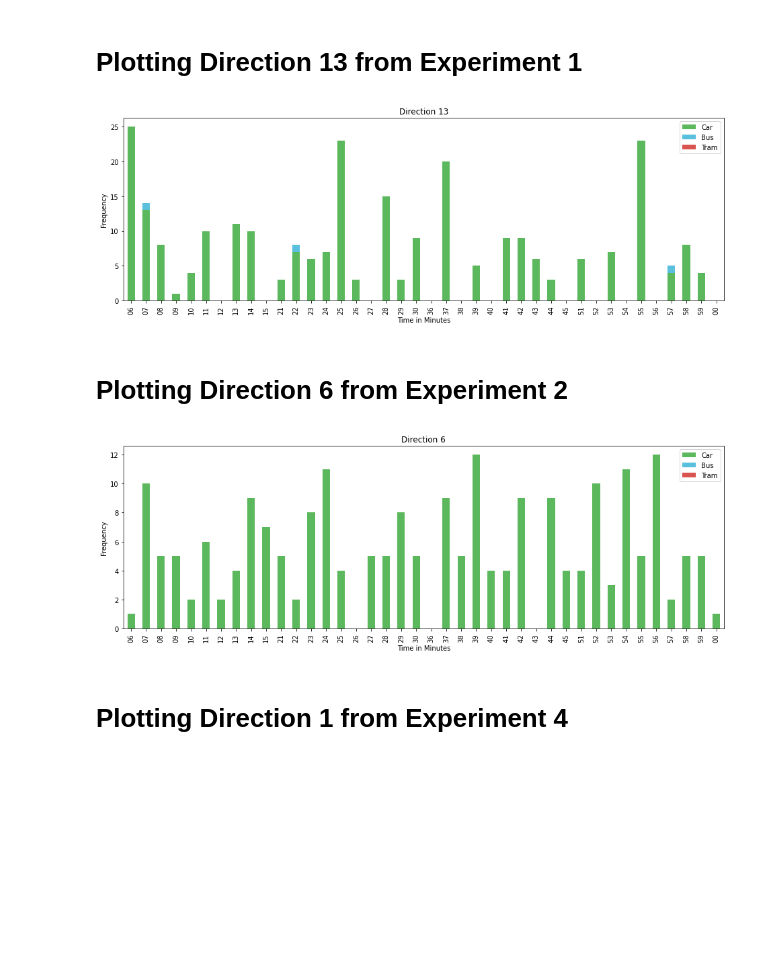
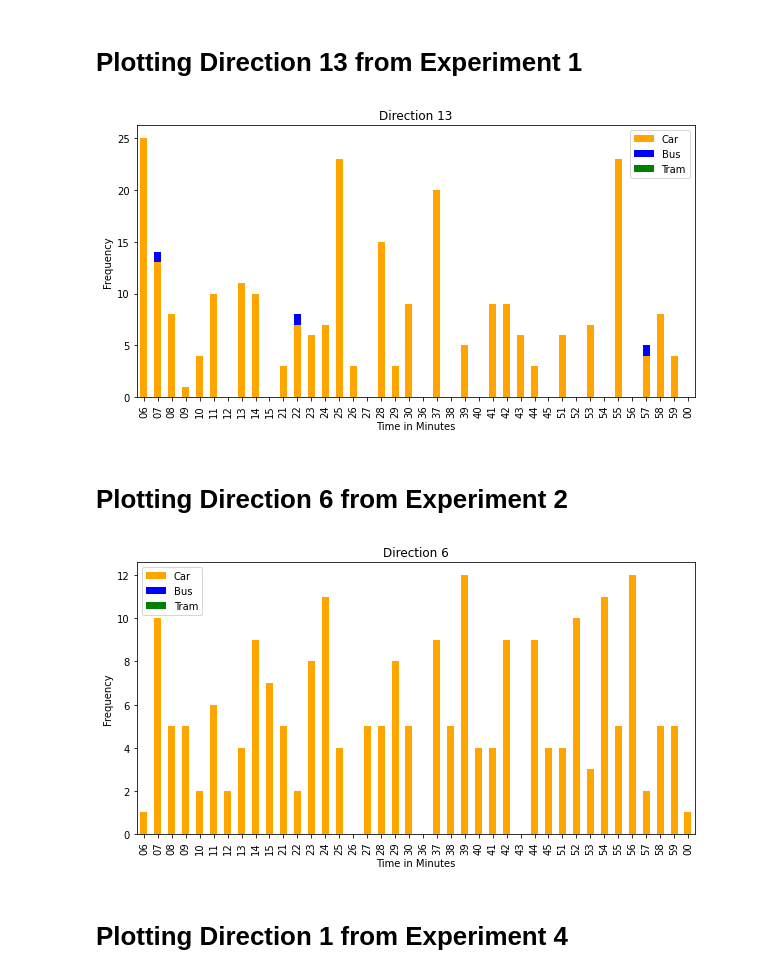
Before and after one commit to faseelmo/scientific_practice_plots, a Jupyter notebook: Plotting Graph.ipynb, the cells around one changed output. Cells and saved outputs as stored; diff of their text form; code cells hidden in the pictures; blank space fills up the shorter version.

Commit message:
Added Interval plotting

```diff
--- a/Plotting Graph.ipynb
+++ b/Plotting Graph.ipynb
@@ -4,57 +4,66 @@
 import pandas as pd
 import matplotlib.pyplot as plt
 import numpy as np
-
+import os.path
 
 
 def import_data(exp):
     link = os.path.join('data', exp, )
     df_car = pd.read_csv(os.path.join('data', exp, 'Car.csv' ))
     df_car.fillna(0)
 
     df_bus = pd.read_csv(os.path.join('data', exp, 'Bus.csv' ))
     df_bus.fillna(0)
 
     df_tram = pd.read_csv(os.path.join('data', exp, 'Tram.csv' ))
     df_tram.fillna(0)
 
     time = df_car['Time'].to_numpy()
     for i in range(len(time)):
         time[i] = time[i][-2:]
 
     return df_car, df_bus, df_tram, time
 
 
-def arrange_data2(df_car,df_bus,df_tram,dirr):
+def arrange_data2(time, df_car,df_bus,df_tram,dirr):
     #Arranges specific to a single direction
 
     df = pd.DataFrame({'Time' : time})
     df['Car'] = df_car['Direction ' + dirr]
     df['Bus'] = df_bus['Direction ' + dirr]
     df['Tram'] = df_tram['Direction ' + dirr]
     return df
 
+def plot_bar(df,x,y,name):
+    fig = df.plot.bar(x= "Time", y=["Car" ,"Bus", "Tram" ], figsize=(x,y), stacked="True",
+                  xlabel="Time in Minutes", ylabel="Frequency" ,
+                  color=['orange','blue','green'], title = name,
+                 ).get_figure()
+    return fig
+
+
+def interval(df,i):
+    df = df.set_index(df.index // i).groupby(level=0).sum()
+    return df
+
+
+
 df_car, df_bus, df_tram, time = import_data('Exp1')
+df = arrange_data2(time, df_car, df_bus, df_tram, '13')
+fig = plot_bar(df, 10, 5, "Direction 13")
 
-df = arrange_data2(df_car, df_bus, df_tram, '13')
-fig = df.plot.bar(x= "Time", y=["Car" ,"Bus", "Tram" ], figsize=(16,5), stacked="True",
-                  xlabel="Time in Minutes", ylabel="Frequency" ,
-                  color=['#5cb85c','#5bc0de','#d9534f'], title = 'Direction 13',
-                 ).get_figure()
-fig.savefig("13.png")
+fig.savefig("13.pdf")
 # %% [output]
-[figure, old version]
+[figure, new version]
 # %% [markdown]
 <h1> Plotting Direction 6 from Experiment 2  </h1>
 # %%
 df_car, df_bus, df_tram, time = import_data('Exp2')
-df = arrange_data2(df_car, df_bus, df_tram, '6')
-fig = df.plot.bar(x= "Time", y=["Car" ,"Bus", "Tram" ], figsize=(16,5), stacked="True",
-                  xlabel="Time in Minutes", ylabel="Frequency",
-                 color=['#5cb85c','#5bc0de','#d9534f'], title = 'Direction 6').get_figure()
-fig.savefig("6.png")
+df = arrange_data2(time, df_car, df_bus, df_tram, '6')
+fig = fig = plot_bar(df, 10, 5, "Direction 6")
+fig.savefig("6.pdf")
 # %% [output]
-[figure, old version]
+[figure, new version]
 # %% [markdown]
 <h1> Plotting Direction 1 from Experiment 4  </h1>
 # %%
```
Also changed, not shown: parts of 6 cells of this notebook.
